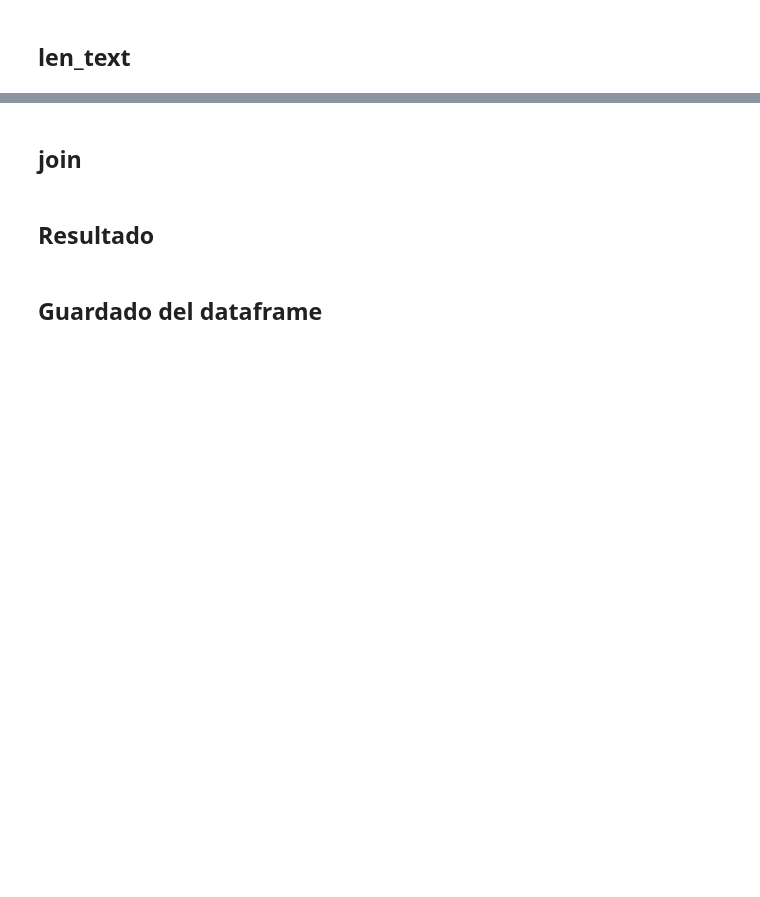
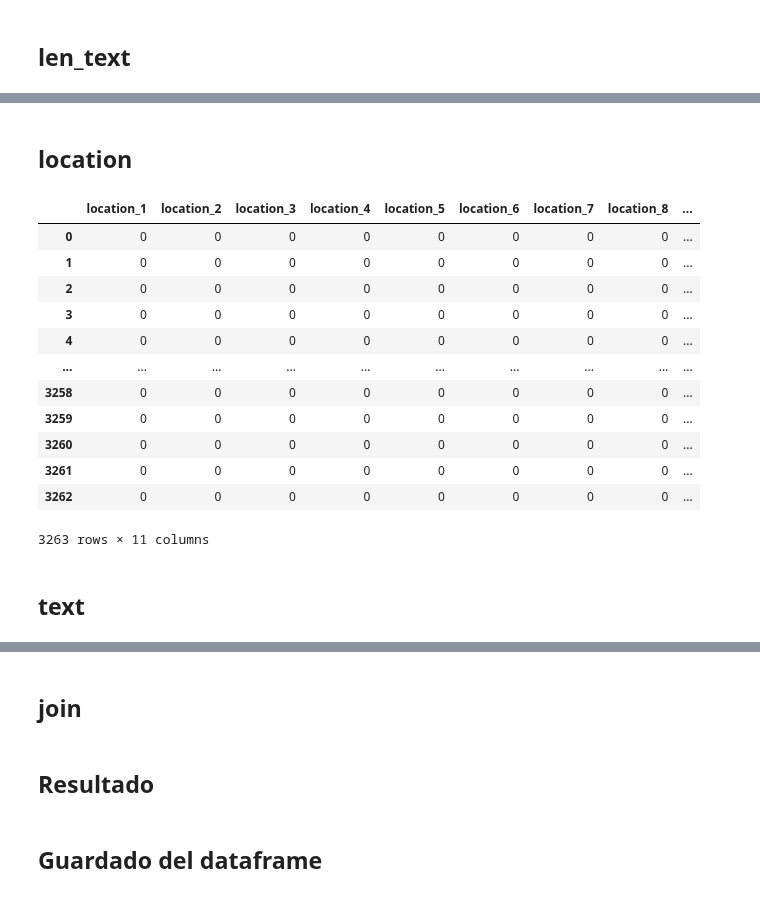
Before and after one commit to pablbob/9558-7506-Data-Hunters, a Jupyter notebook: TP2/feature_engineering.ipynb, the cells around one changed output, grey strips where cells are left out. Cells and saved outputs as stored; diff of their text form; code cells hidden in the pictures; blank space fills up the shorter version.

```diff
--- a/TP2/feature_engineering.ipynb
+++ b/TP2/feature_engineering.ipynb
@@ -13,0 +23,6 @@ import category_encoders as ce #pip install category_encoders
+# %%
+def binary_encoder(col_name, col):
+
+    ce_bin = ce.BinaryEncoder(cols = [col_name], drop_invariant=True)
+
+    return ce_bin.fit_transform(col)
@@ -39,0 +182,2 @@ train.head(10)
+# %%
+test = pd.read_csv('test/test_limpio.csv')
@@ -39,0 +204,22 @@ train.head(10)
+# %% [markdown]
+## location
+# %%
+location_encoded = binary_encoder('location', test['location'])
+# %%
+location_encoded
+# %% [output]
+|  | location_1 | location_2 | location_3 | location_4 | location_5 | location_6 | location_7 | location_8 | ... |
+| 0 | 0 | 0 | 0 | 0 | 0 | 0 | 0 | 0 | ... |
+| 1 | 0 | 0 | 0 | 0 | 0 | 0 | 0 | 0 | ... |
+| 2 | 0 | 0 | 0 | 0 | 0 | 0 | 0 | 0 | ... |
+| 3 | 0 | 0 | 0 | 0 | 0 | 0 | 0 | 0 | ... |
+| 4 | 0 | 0 | 0 | 0 | 0 | 0 | 0 | 0 | ... |
+| ... | ... | ... | ... | ... | ... | ... | ... | ... | ... |
+| 3258 | 0 | 0 | 0 | 0 | 0 | 0 | 0 | 0 | ... |
+| 3259 | 0 | 0 | 0 | 0 | 0 | 0 | 0 | 0 | ... |
+| 3260 | 0 | 0 | 0 | 0 | 0 | 0 | 0 | 0 | ... |
+| 3261 | 0 | 0 | 0 | 0 | 0 | 0 | 0 | 0 | ... |
+| 3262 | 0 | 0 | 0 | 0 | 0 | 0 | 0 | 0 | ... |
+3263 rows × 11 columns
+# %% [markdown]
+## text
```
Also changed, not shown: parts of 39 cells of this notebook, 4 other files.
